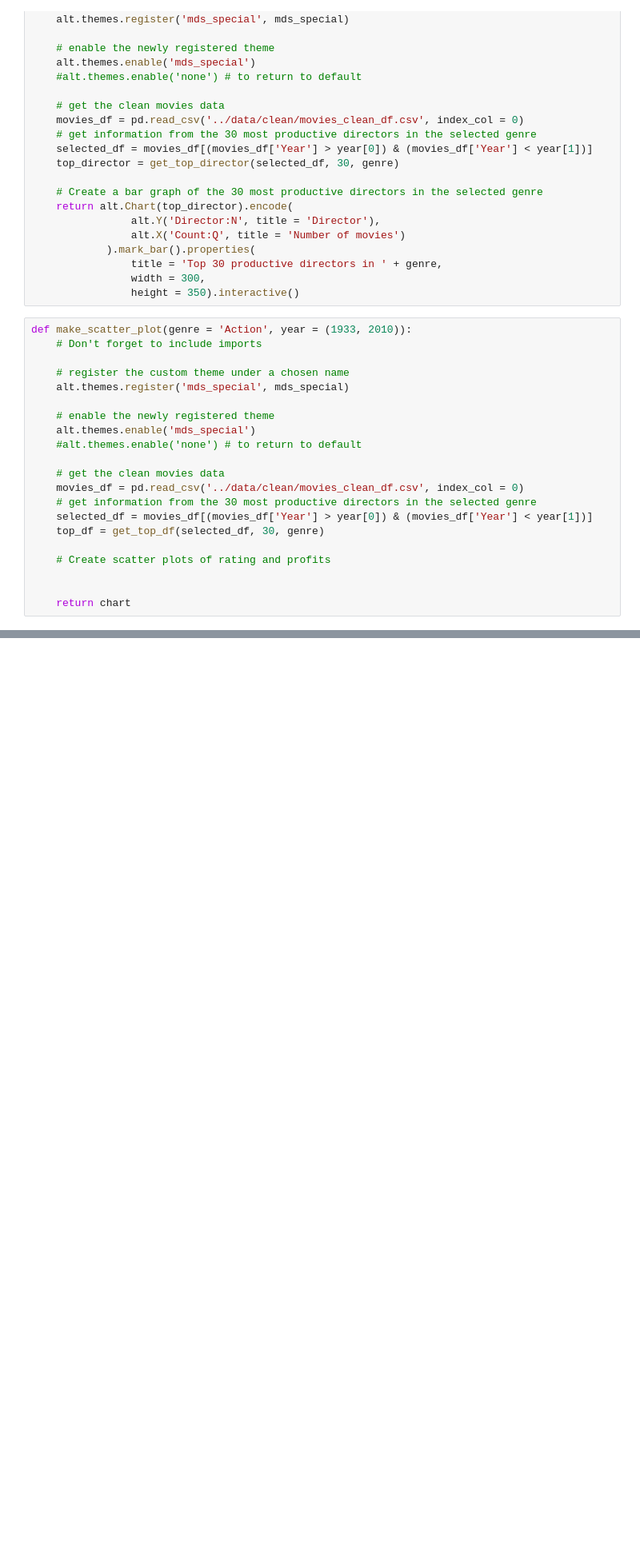
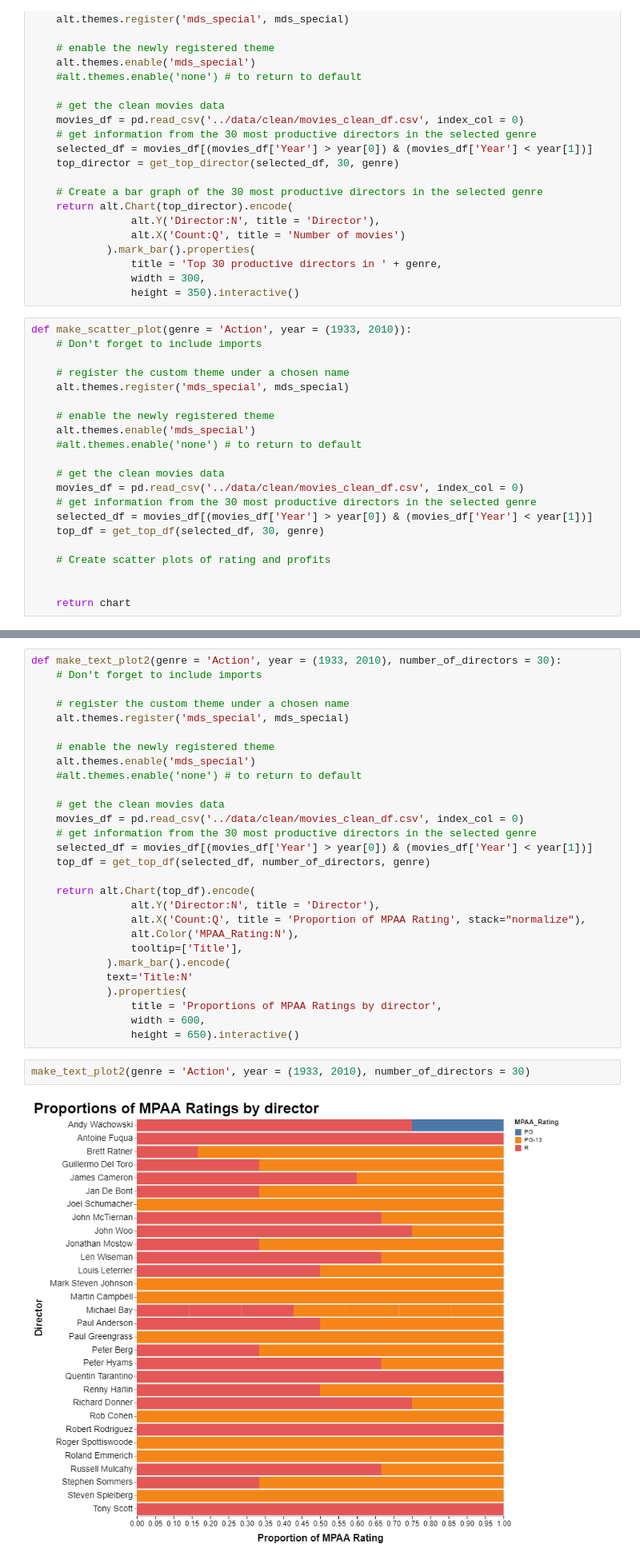
Before and after one commit to UBC-MDS/DSCI532_GROUP104_Movies, a Jupyter notebook: analysis/movies_analysis.ipynb, the cells around one changed output, grey strips where cells are left out. Shown at 80% size. Cells and saved outputs as stored; diff of their text form; blank space fills up the shorter version.

```diff
--- a/analysis/movies_analysis.ipynb
+++ b/analysis/movies_analysis.ipynb
@@ -219,0 +246,32 @@ make_bar_plot()
+# %%
+def make_text_plot2(genre = 'Action', year = (1933, 2010), number_of_directors = 30):
+    # Don't forget to include imports
+
+    # register the custom theme under a chosen name
+    alt.themes.register('mds_special', mds_special)
+
+    # enable the newly registered theme
+    alt.themes.enable('mds_special')
+    #alt.themes.enable('none') # to return to default
+
+    # get the clean movies data
+    movies_df = pd.read_csv('../data/clean/movies_clean_df.csv', index_col = 0)
+    # get information from the 30 most productive directors in the selected genre
+    selected_df = movies_df[(movies_df['Year'] > year[0]) & (movies_df['Year'] < year[1])]
+    top_df = get_top_df(selected_df, number_of_directors, genre)
+
+    return alt.Chart(top_df).encode(
+                alt.Y('Director:N', title = 'Director'),
+                alt.X('Count:Q', title = 'Proportion of MPAA Rating', stack="normalize"),
+                alt.Color('MPAA_Rating:N'),
+                tooltip=['Title'],
+            ).mark_bar().encode(
+            text='Title:N'
+            ).properties(
+                title = 'Proportions of MPAA Ratings by director',
+                width = 600,
+                height = 650).interactive()
+# %%
+make_text_plot2(genre = 'Action', year = (1933, 2010), number_of_directors = 30)
+# %% [output]
+[figure, added]
```
Also changed, not shown: parts of 9 cells of this notebook.
